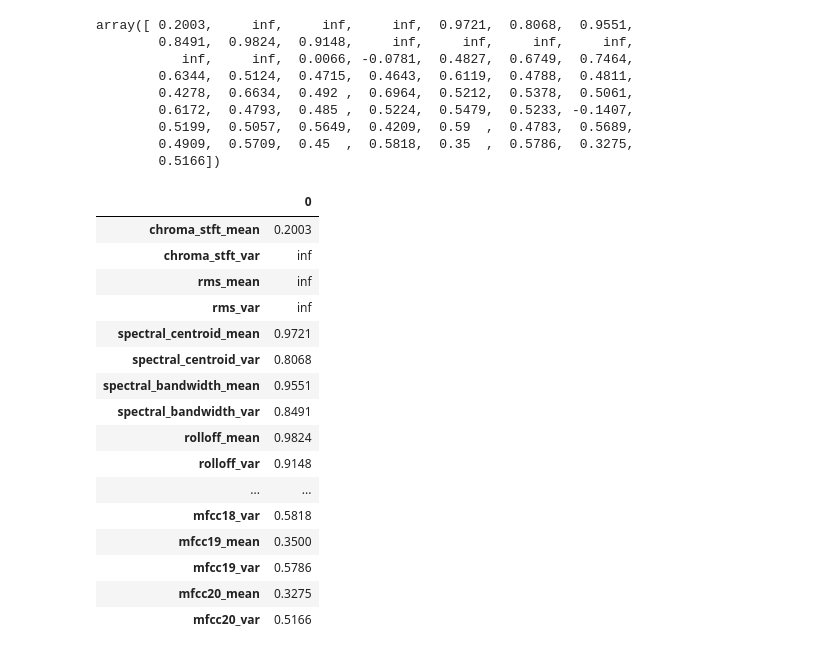
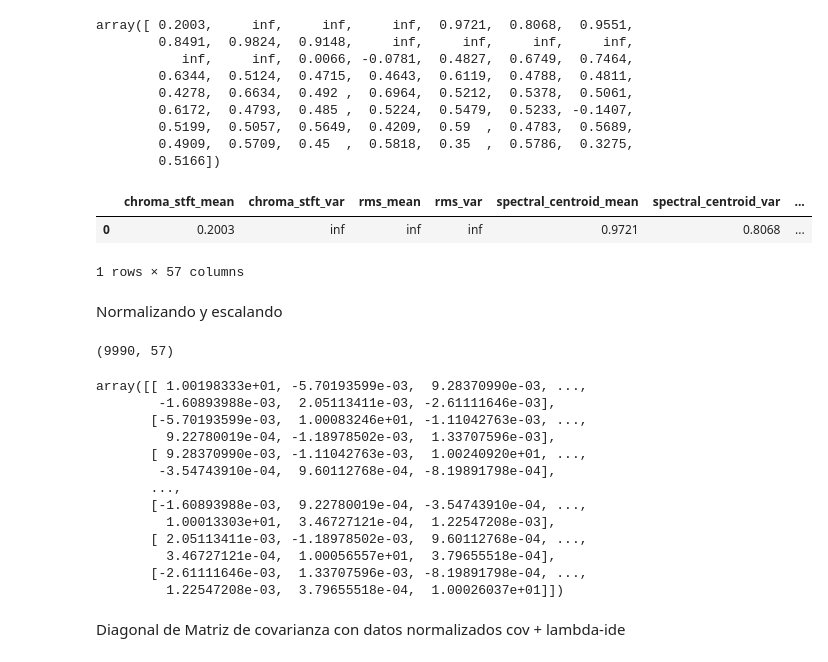
Before and after one commit to mmonto95eafit/music-genre, a Jupyter notebook: statistics/descripcion_datos_multivariantes.ipynb, the cells around one changed output. Drawn from its saved outputs; the diff is of its cells as text; code cells hidden in the pictures.

Commit message:
se complementa el analisis de dependencias lineales y se evalúa el desempeño del clasificador quitando las columnas con más dependencia

```diff
--- a/statistics/descripcion_datos_multivariantes.ipynb
+++ b/statistics/descripcion_datos_multivariantes.ipynb
@@ -327,22 +325,10 @@ array([ 0.2003,     inf,     inf,     inf,  0.9721,  0.8068,  0.9551,
         0.4909,  0.5709,  0.45  ,  0.5818,  0.35  ,  0.5786,  0.3275,
         0.5166])
 # %%
-pd.DataFrame(R2,cols)
+pd.DataFrame([R2],columns=cols)
 # %% [output]
-|  | 0 |
-| chroma_stft_mean | 0.2003 |
-| chroma_stft_var | inf |
-| rms_mean | inf |
-| rms_var | inf |
-| spectral_centroid_mean | 0.9721 |
-| spectral_centroid_var | 0.8068 |
-| spectral_bandwidth_mean | 0.9551 |
-| spectral_bandwidth_var | 0.8491 |
-| rolloff_mean | 0.9824 |
-| rolloff_var | 0.9148 |
-| ... | ... |
-| mfcc18_var | 0.5818 |
-| mfcc19_mean | 0.3500 |
-| mfcc19_var | 0.5786 |
-| mfcc20_mean | 0.3275 |
-| mfcc20_var | 0.5166 |
+|  | chroma_stft_mean | chroma_stft_var | rms_mean | rms_var | spectral_centroid_mean | spectral_centroid_var | ... |
+| 0 | 0.2003 | inf | inf | inf | 0.9721 | 0.8068 | ... |
+1 rows × 57 columns
+# %% [markdown]
+Normalizando y escalando
@@ -348,0 +337,26 @@ pd.DataFrame(R2,cols)
+# %%
+scaler = MinMaxScaler()
+x_norm = scaler.fit_transform(X)
+x_norm
+# %% [output]
+(9990, 57)
+# %%
+cov_h_norm = np.cov(x_norm.T)
+cov_i_norm = cov_h_norm + 10*np.eye(57, 57) ## ¿Cómo determinamos lamda?
+cov_i_norm
+# %% [output]
+array([[ 1.00198333e+01, -5.70193599e-03,  9.28370990e-03, ...,
+        -1.60893988e-03,  2.05113411e-03, -2.61111646e-03],
+       [-5.70193599e-03,  1.00083246e+01, -1.11042763e-03, ...,
+         9.22780019e-04, -1.18978502e-03,  1.33707596e-03],
+       [ 9.28370990e-03, -1.11042763e-03,  1.00240920e+01, ...,
+        -3.54743910e-04,  9.60112768e-04, -8.19891798e-04],
+       ...,
+       [-1.60893988e-03,  9.22780019e-04, -3.54743910e-04, ...,
+         1.00013303e+01,  3.46727121e-04,  1.22547208e-03],
+       [ 2.05113411e-03, -1.18978502e-03,  9.60112768e-04, ...,
+         3.46727121e-04,  1.00056557e+01,  3.79655518e-04],
+       [-2.61111646e-03,  1.33707596e-03, -8.19891798e-04, ...,
+         1.22547208e-03,  3.79655518e-04,  1.00026037e+01]])
+# %% [markdown]
+Diagonal de Matriz de covarianza con datos normalizados cov + lambda-ide
```
Also changed, not shown: parts of 28 cells of this notebook.
